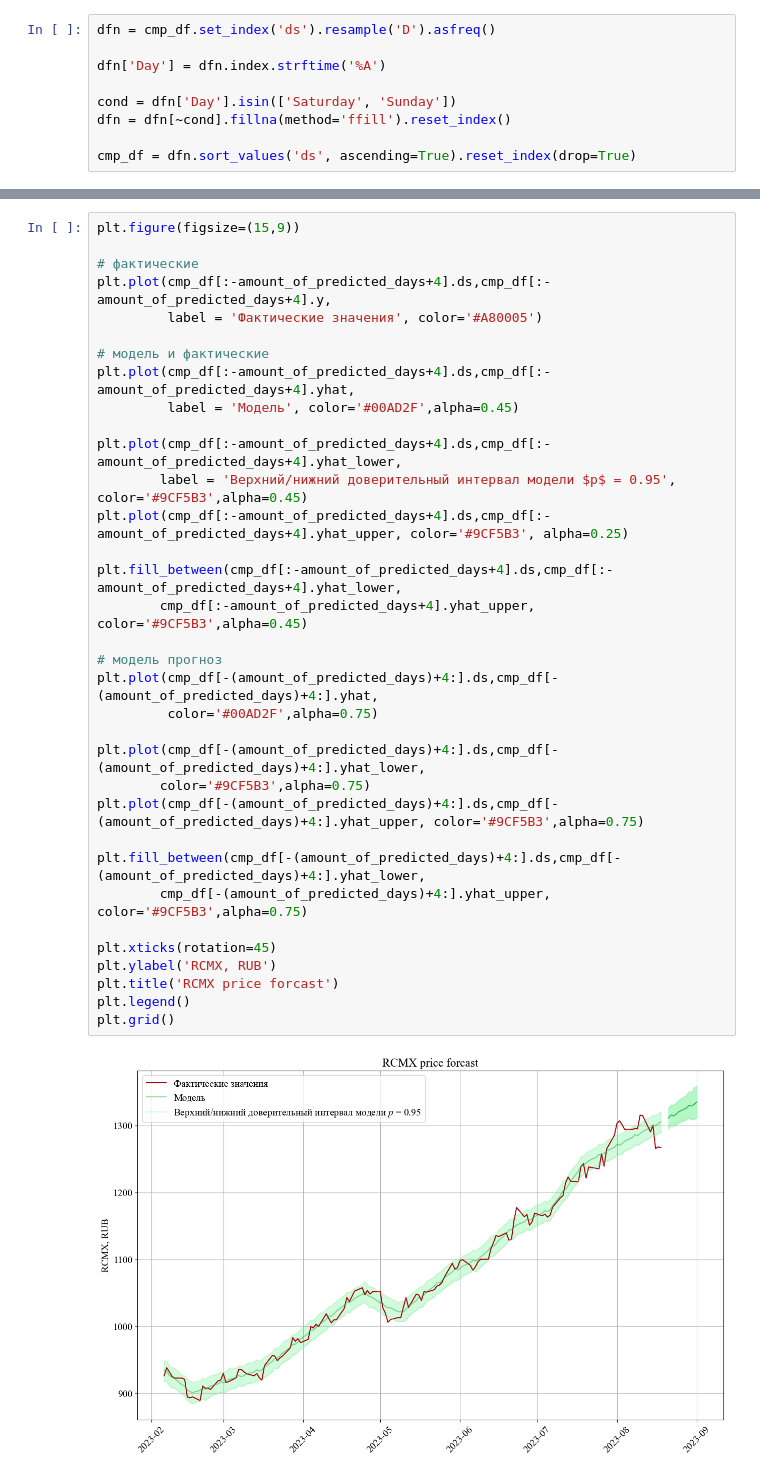
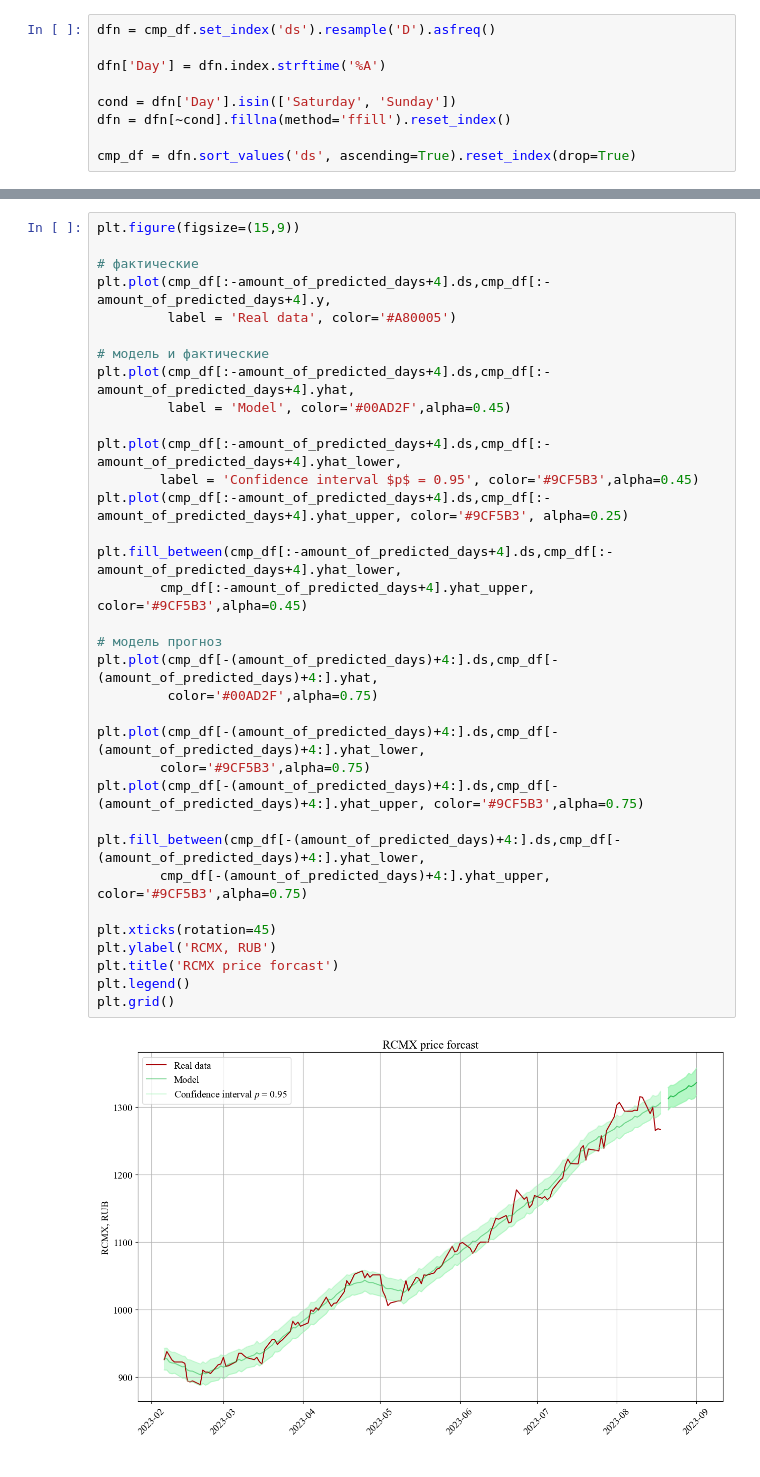
Before and after one commit to SamoilovSD/ETF, a Jupyter notebook: etf_try.ipynb, the cells around one changed output, grey strips where cells are left out. Drawn from its saved outputs; the diff is of its cells as text.

```diff
--- a/etf_try.ipynb
+++ b/etf_try.ipynb
@@ -358,35 +359,35 @@ plt.figure(figsize=(15,9))
 
 # фактические
 plt.plot(cmp_df[:-amount_of_predicted_days+4].ds,cmp_df[:-amount_of_predicted_days+4].y,
-         label = 'Фактические значения', color='#A80005')
+         label = 'Real data', color='#A80005')
 
 # модель и фактические
 plt.plot(cmp_df[:-amount_of_predicted_days+4].ds,cmp_df[:-amount_of_predicted_days+4].yhat,
-         label = 'Модель', color='#00AD2F',alpha=0.45)
+         label = 'Model', color='#00AD2F',alpha=0.45)
 
 plt.plot(cmp_df[:-amount_of_predicted_days+4].ds,cmp_df[:-amount_of_predicted_days+4].yhat_lower,
-        label = 'Верхний/нижний доверительный интервал модели $p$ = 0.95', color='#9CF5B3',alpha=0.45)
+        label = 'Confidence interval $p$ = 0.95', color='#9CF5B3',alpha=0.45)
 plt.plot(cmp_df[:-amount_of_predicted_days+4].ds,cmp_df[:-amount_of_predicted_days+4].yhat_upper, color='#9CF5B3', alpha=0.25)
 
 plt.fill_between(cmp_df[:-amount_of_predicted_days+4].ds,cmp_df[:-amount_of_predicted_days+4].yhat_lower,
         cmp_df[:-amount_of_predicted_days+4].yhat_upper, color='#9CF5B3',alpha=0.45)
 
 # модель прогноз
 plt.plot(cmp_df[-(amount_of_predicted_days)+4:].ds,cmp_df[-(amount_of_predicted_days)+4:].yhat,
          color='#00AD2F',alpha=0.75)
 
 plt.plot(cmp_df[-(amount_of_predicted_days)+4:].ds,cmp_df[-(amount_of_predicted_days)+4:].yhat_lower,
         color='#9CF5B3',alpha=0.75)
 plt.plot(cmp_df[-(amount_of_predicted_days)+4:].ds,cmp_df[-(amount_of_predicted_days)+4:].yhat_upper, color='#9CF5B3',alpha=0.75)
 
 plt.fill_between(cmp_df[-(amount_of_predicted_days)+4:].ds,cmp_df[-(amount_of_predicted_days)+4:].yhat_lower,
         cmp_df[-(amount_of_predicted_days)+4:].yhat_upper, color='#9CF5B3',alpha=0.75)
 
 plt.xticks(rotation=45)
 plt.ylabel('RCMX, RUB')
 plt.title('RCMX price forcast')
 plt.legend()
 plt.grid()
 # %% [output]
-[figure, old version]
+[figure, new version]
 # %% [markdown]
```
Also changed, not shown: parts of 27 cells of this notebook, 1 other file.
